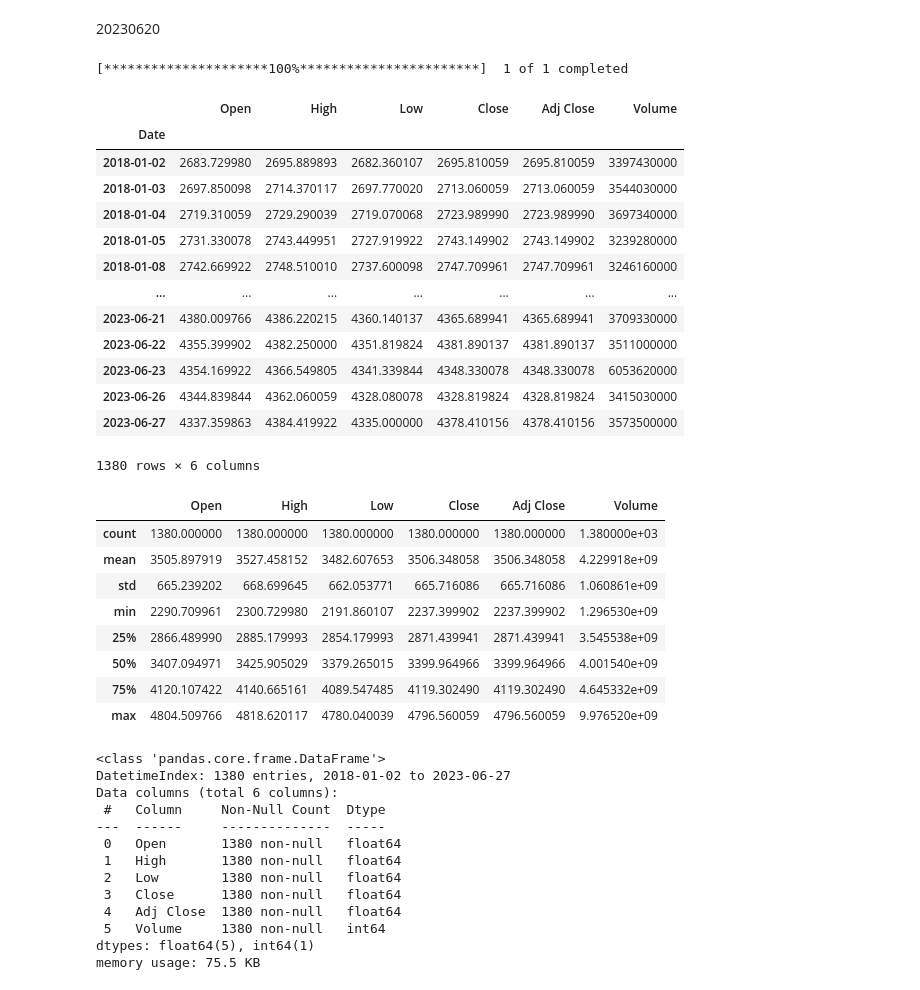
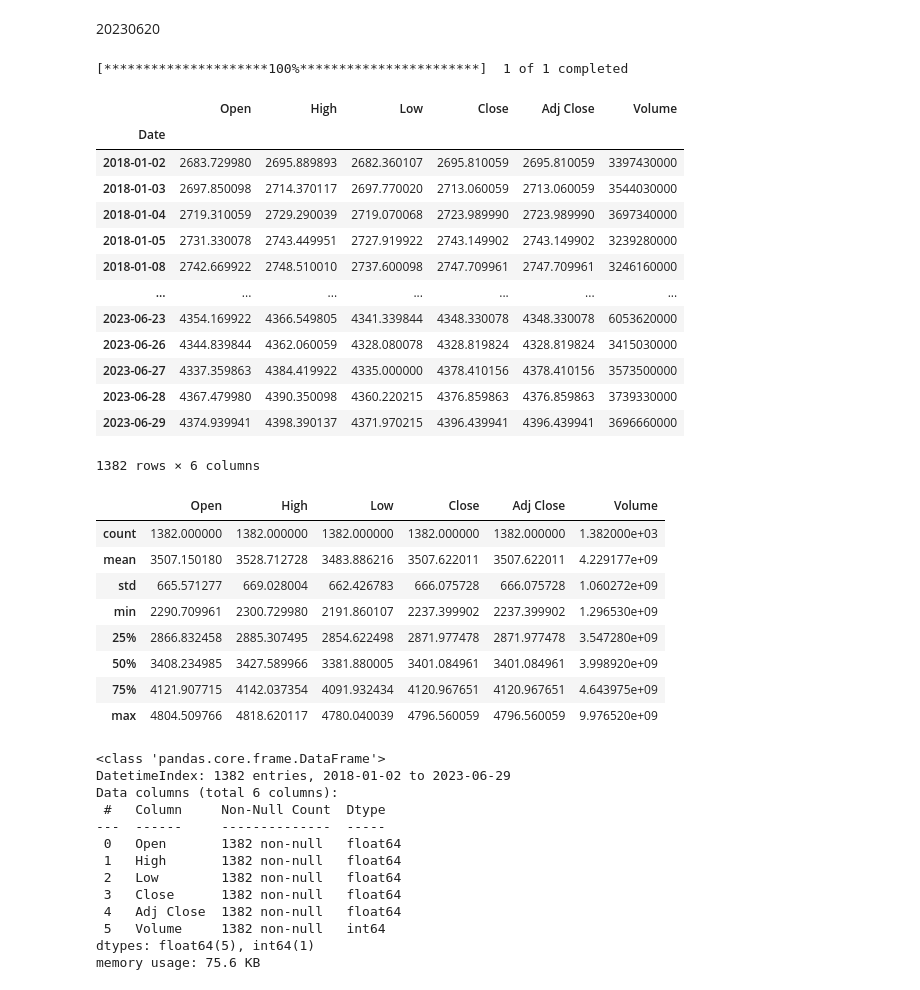
Before and after one commit to SChiu-project/CUSCS_project, a Jupyter notebook: S&P500_2018_2023.ipynb, the cells around one changed output. Drawn from its saved outputs; the diff is of its cells as text; code cells hidden in the pictures.

```diff
--- a/S&P500_2018_2023.ipynb
+++ b/S&P500_2018_2023.ipynb
@@ -24,52 +24,52 @@ import yfinance as yf
 # %%
 # 從 Yahoo Finance 中讀取 S&P 500 的歷史價格
 
-df_SP = yf.download('^GSPC', start='2018-01-01', end='2023-06-28')
+df_SP = yf.download('^GSPC', start='2018-01-01', end='2023-06-30')
 df_SP
 # %% [output]
 [*********************100%***********************]  1 of 1 completed
 |  | Open | High | Low | Close | Adj Close | Volume |
 | Date |  |  |  |  |  |  |
 | 2018-01-02 | 2683.729980 | 2695.889893 | 2682.360107 | 2695.810059 | 2695.810059 | 3397430000 |
 | 2018-01-03 | 2697.850098 | 2714.370117 | 2697.770020 | 2713.060059 | 2713.060059 | 3544030000 |
 | 2018-01-04 | 2719.310059 | 2729.290039 | 2719.070068 | 2723.989990 | 2723.989990 | 3697340000 |
 | 2018-01-05 | 2731.330078 | 2743.449951 | 2727.919922 | 2743.149902 | 2743.149902 | 3239280000 |
 | 2018-01-08 | 2742.669922 | 2748.510010 | 2737.600098 | 2747.709961 | 2747.709961 | 3246160000 |
 | ... | ... | ... | ... | ... | ... | ... |
-| 2023-06-21 | 4380.009766 | 4386.220215 | 4360.140137 | 4365.689941 | 4365.689941 | 3709330000 |
-| 2023-06-22 | 4355.399902 | 4382.250000 | 4351.819824 | 4381.890137 | 4381.890137 | 3511000000 |
 | 2023-06-23 | 4354.169922 | 4366.549805 | 4341.339844 | 4348.330078 | 4348.330078 | 6053620000 |
 | 2023-06-26 | 4344.839844 | 4362.060059 | 4328.080078 | 4328.819824 | 4328.819824 | 3415030000 |
 | 2023-06-27 | 4337.359863 | 4384.419922 | 4335.000000 | 4378.410156 | 4378.410156 | 3573500000 |
+| 2023-06-28 | 4367.479980 | 4390.350098 | 4360.220215 | 4376.859863 | 4376.859863 | 3739330000 |
+| 2023-06-29 | 4374.939941 | 4398.390137 | 4371.970215 | 4396.439941 | 4396.439941 | 3696660000 |
-1380 rows × 6 columns
+1382 rows × 6 columns
 # %%
 df_SP.describe(include='all')
 # %% [output]
 |  | Open | High | Low | Close | Adj Close | Volume |
-| count | 1380.000000 | 1380.000000 | 1380.000000 | 1380.000000 | 1380.000000 | 1.380000e+03 |
-| mean | 3505.897919 | 3527.458152 | 3482.607653 | 3506.348058 | 3506.348058 | 4.229918e+09 |
-| std | 665.239202 | 668.699645 | 662.053771 | 665.716086 | 665.716086 | 1.060861e+09 |
+| count | 1382.000000 | 1382.000000 | 1382.000000 | 1382.000000 | 1382.000000 | 1.382000e+03 |
+| mean | 3507.150180 | 3528.712728 | 3483.886216 | 3507.622011 | 3507.622011 | 4.229177e+09 |
+| std | 665.571277 | 669.028004 | 662.426783 | 666.075728 | 666.075728 | 1.060272e+09 |
 | min | 2290.709961 | 2300.729980 | 2191.860107 | 2237.399902 | 2237.399902 | 1.296530e+09 |
-| 25% | 2866.489990 | 2885.179993 | 2854.179993 | 2871.439941 | 2871.439941 | 3.545538e+09 |
-| 50% | 3407.094971 | 3425.905029 | 3379.265015 | 3399.964966 | 3399.964966 | 4.001540e+09 |
-| 75% | 4120.107422 | 4140.665161 | 4089.547485 | 4119.302490 | 4119.302490 | 4.645332e+09 |
+| 25% | 2866.832458 | 2885.307495 | 2854.622498 | 2871.977478 | 2871.977478 | 3.547280e+09 |
+| 50% | 3408.234985 | 3427.589966 | 3381.880005 | 3401.084961 | 3401.084961 | 3.998920e+09 |
+| 75% | 4121.907715 | 4142.037354 | 4091.932434 | 4120.967651 | 4120.967651 | 4.643975e+09 |
 | max | 4804.509766 | 4818.620117 | 4780.040039 | 4796.560059 | 4796.560059 | 9.976520e+09 |
 # %%
 df_SP.info()
 # %% [output]
 <class 'pandas.core.frame.DataFrame'>
-DatetimeIndex: 1380 entries, 2018-01-02 to 2023-06-27
+DatetimeIndex: 1382 entries, 2018-01-02 to 2023-06-29
 Data columns (total 6 columns):
  #   Column     Non-Null Count  Dtype
 ---  ------     --------------  -----
- 0   Open       1380 non-null   float64
- 1   High       1380 non-null   float64
- 2   Low        1380 non-null   float64
- 3   Close      1380 non-null   float64
- 4   Adj Close  1380 non-null   float64
- 5   Volume     1380 non-null   int64
+ 0   Open       1382 non-null   float64
+ 1   High       1382 non-null   float64
+ 2   Low        1382 non-null   float64
+ 3   Close      1382 non-null   float64
+ 4   Adj Close  1382 non-null   float64
+ 5   Volume     1382 non-null   int64
 dtypes: float64(5), int64(1)
-memory usage: 75.5 KB
+memory usage: 75.6 KB
 # %%
 df_SP['percent_chnage'] = (df_SP['Close']/df_SP['Open']-1)*100
 df_SP
```
Also changed, not shown: parts of 6 cells of this notebook.
